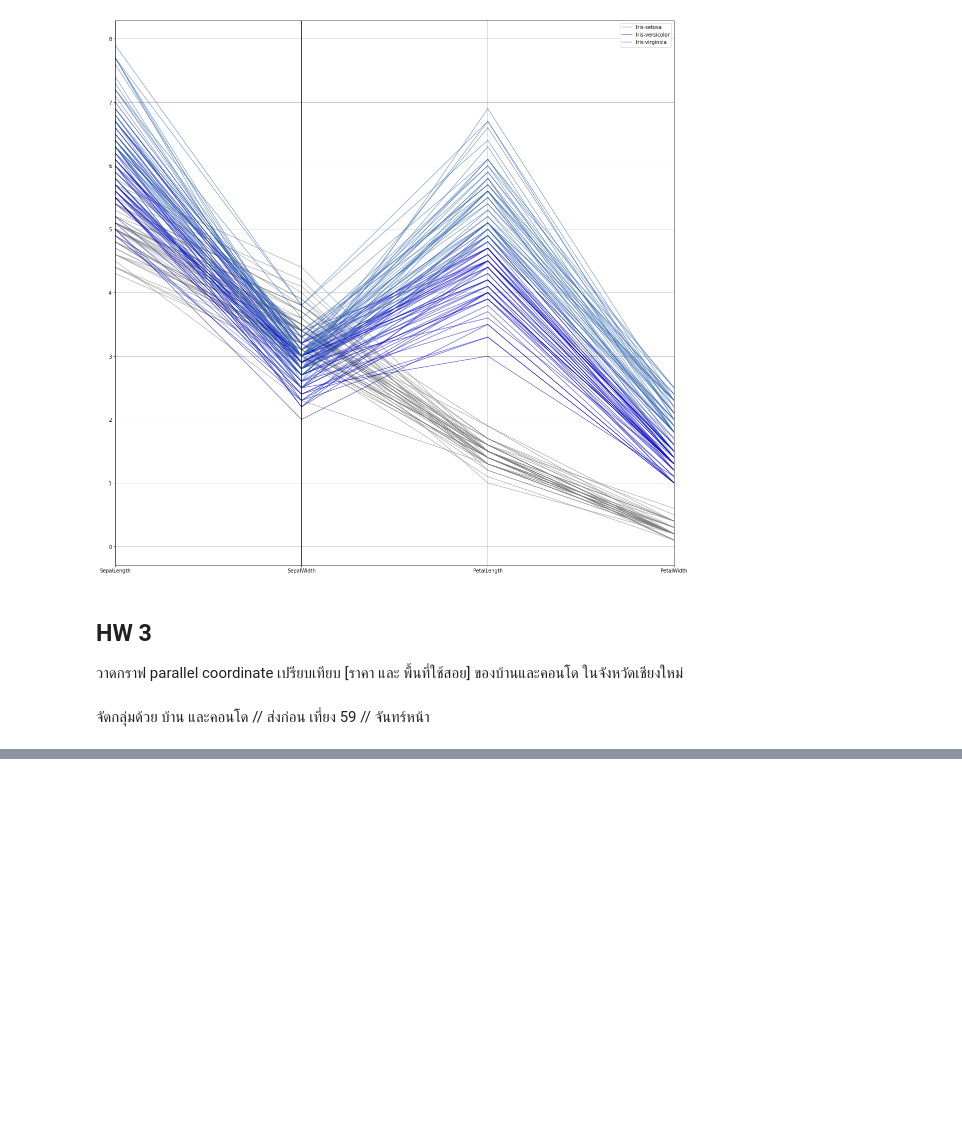
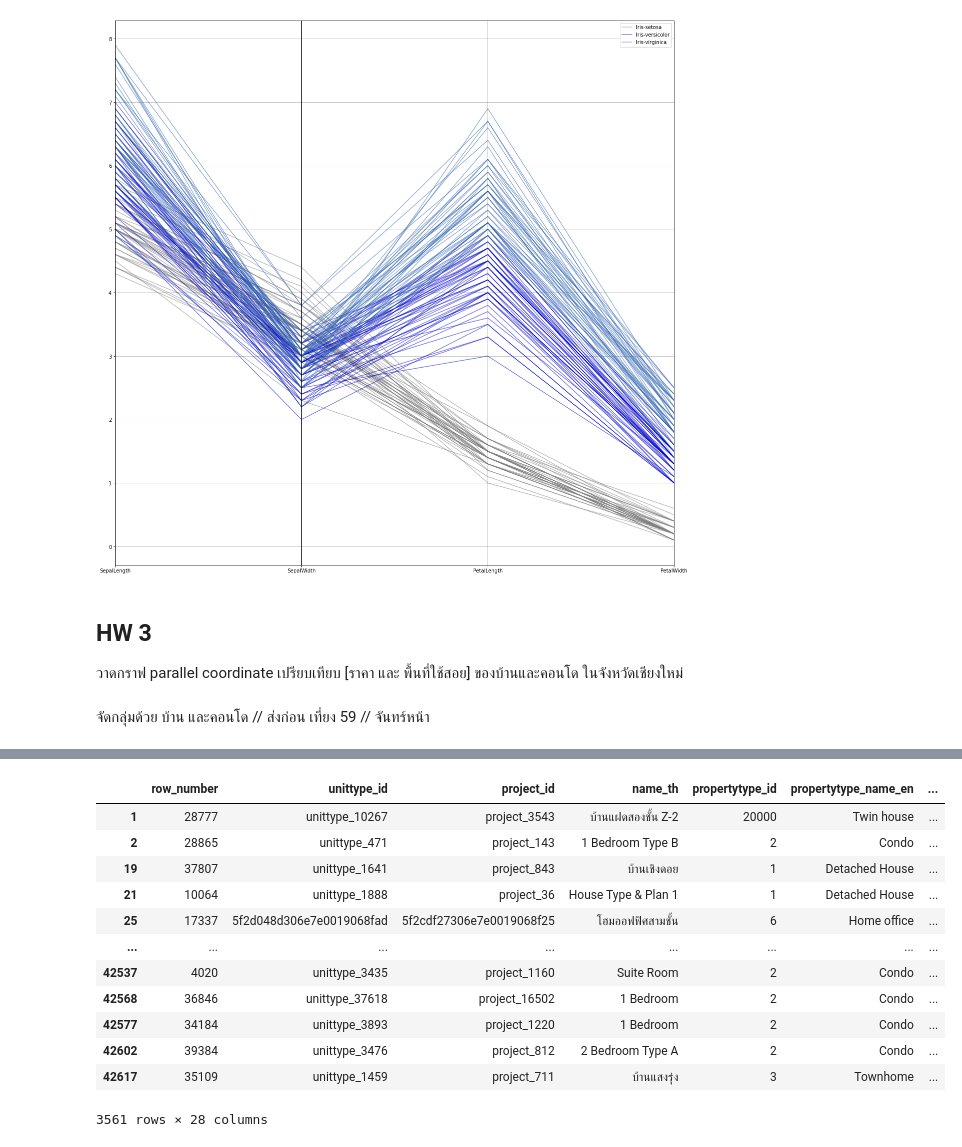
Before and after one commit to nattntn/BasicProg_DataViz65, a Jupyter notebook: DataViz01_Table_Data.ipynb, the cells around one changed output, grey strips where cells are left out. Drawn from its saved outputs; the diff is of its cells as text; code cells hidden in the pictures; blank space fills up the shorter version.

```diff
--- a/DataViz01_Table_Data.ipynb
+++ b/DataViz01_Table_Data.ipynb
@@ -163,0 +191,8 @@ pd.plotting.parallel_coordinates(df, 'Name', color=[[0.5,0.5,0.5,0.5],[0,0,0.8,0
+# %%
+project_nodup = project.drop_duplicates(subset=['project_id'])
+# %%
+unit['province_name_en'] = unit['project_id'].map(project_nodup.set_index('project_id')['province_name_en']) #เอา province_name_en ของตาราง โปรเจค มาใส่ในตาราง unit
+# %%
+unit.dropna(subset=['propertytype_name_en','province_name_en'],inplace = True) # 2 columnนี้จะไม่มี missingแน่นอน แนวแถว
+# %%
+unit.fillna(value={'price_min':unit['price_min'].mean(),'area_usable_min':unit['area_usable_min'].mean()},inplace = True) # แทนค่า missing ของ  price_min & area_usable_min ด้วย ค่าเฉลี่ย
@@ -163,0 +209,17 @@ pd.plotting.parallel_coordinates(df, 'Name', color=[[0.5,0.5,0.5,0.5],[0,0,0.8,0
+# %%
+c = unit[unit['province_name_en'] == 'Chiang Mai']
+c #แสดงแต่จังหวัดเชียงใหม่
+# %% [output]
+|  | row_number | unittype_id | project_id | name_th | propertytype_id | propertytype_name_en | ... |
+| 1 | 28777 | unittype_10267 | project_3543 | บ้านแฝดสองชั้น Z-2 | 20000 | Twin house | ... |
+| 2 | 28865 | unittype_471 | project_143 | 1 Bedroom Type B | 2 | Condo | ... |
+| 19 | 37807 | unittype_1641 | project_843 | บ้านเชิงดอย | 1 | Detached House | ... |
+| 21 | 10064 | unittype_1888 | project_36 | House Type & Plan 1 | 1 | Detached House | ... |
+| 25 | 17337 | 5f2d048d306e7e0019068fad | 5f2cdf27306e7e0019068f25 | โฮมออฟฟิศสามชั้น | 6 | Home office | ... |
+| ... | ... | ... | ... | ... | ... | ... | ... |
+| 42537 | 4020 | unittype_3435 | project_1160 | Suite Room | 2 | Condo | ... |
+| 42568 | 36846 | unittype_37618 | project_16502 | 1 Bedroom | 2 | Condo | ... |
+| 42577 | 34184 | unittype_3893 | project_1220 | 1 Bedroom | 2 | Condo | ... |
+| 42602 | 39384 | unittype_3476 | project_812 | 2 Bedroom Type A | 2 | Condo | ... |
+| 42617 | 35109 | unittype_1459 | project_711 | บ้านแสงรุ่ง | 3 | Townhome | ... |
+3561 rows × 28 columns
```
Also changed, not shown: parts of 10 cells of this notebook.
